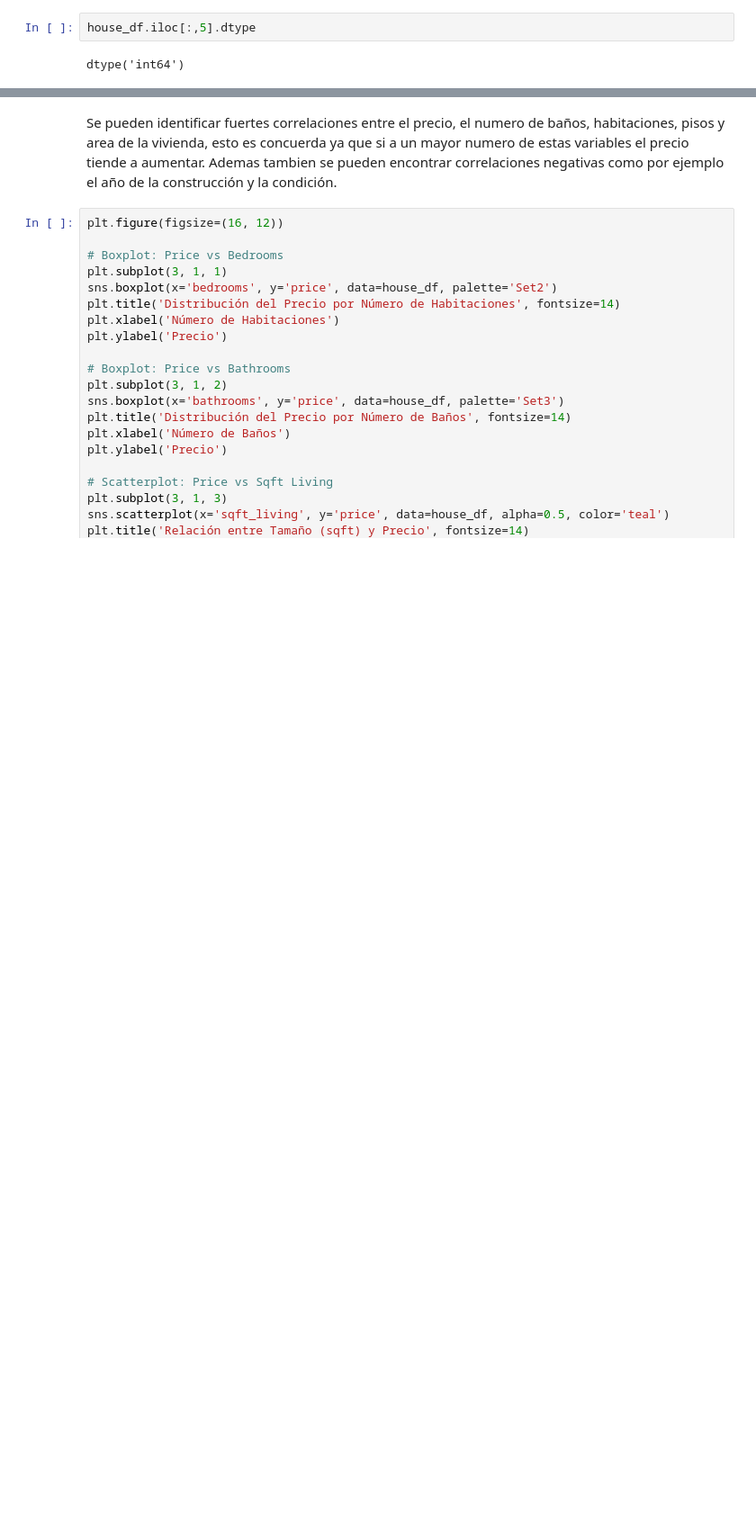
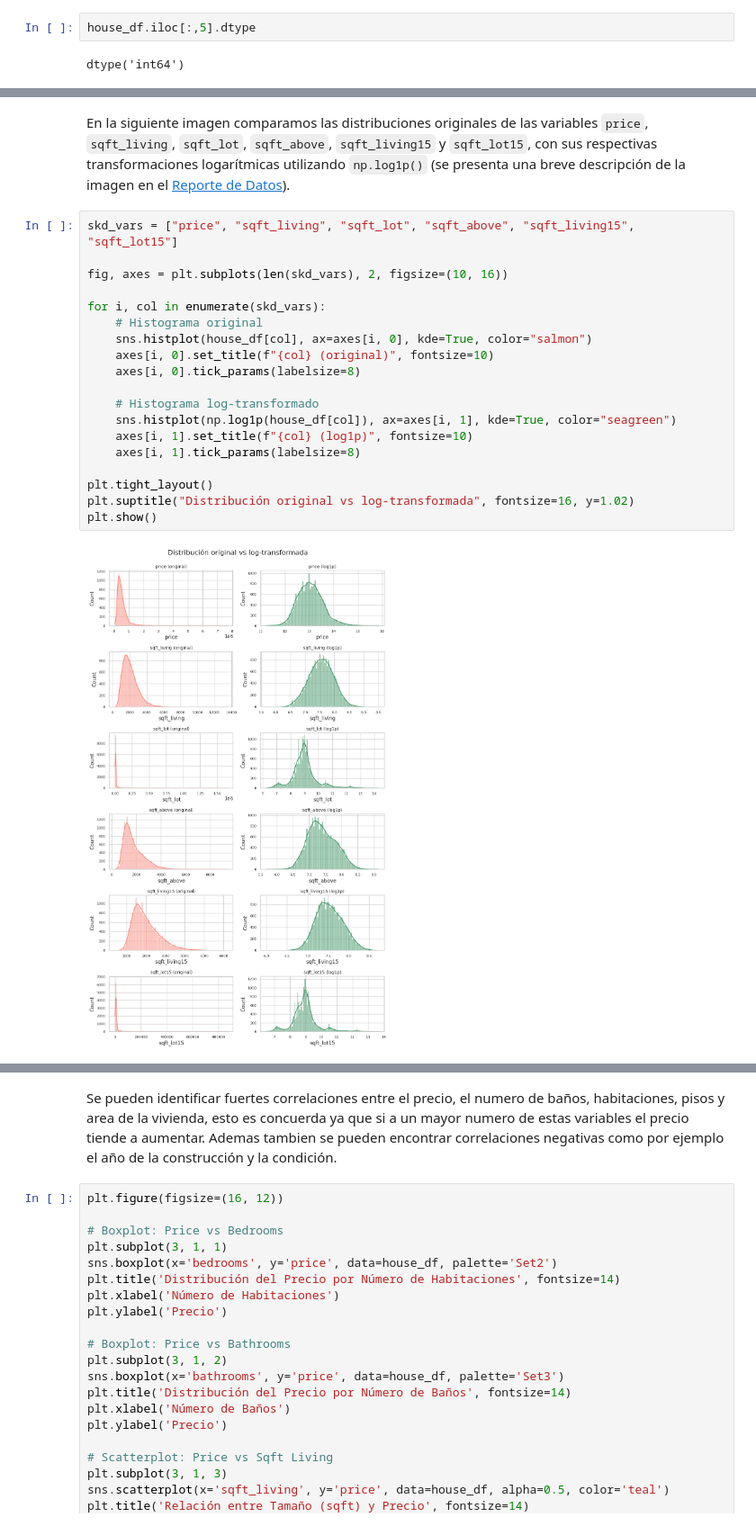
Before and after one commit to Nikolas-1/MLDS6, a Jupyter notebook: scripts/eda/EDA.ipynb, the cells around one changed output, grey strips where cells are left out. Shown at 90% size. Drawn from its saved outputs; the diff is of its cells as text; blank space fills up the shorter version.

```diff
--- a/scripts/eda/EDA.ipynb
+++ b/scripts/eda/EDA.ipynb
@@ -58,3 +86,26 @@ dtype('int64')
+# %% [markdown]
+En la siguiente imagen comparamos las distribuciones originales de las variables `price`, `sqft_living`, `sqft_lot`, `sqft_above`, `sqft_living15` y `sqft_lot15`, con sus respectivas transformaciones logarítmicas utilizando `np.log1p()` (se presenta una breve descripción de la imagen en el [Reporte de Datos](../../docs/data/data_summary.md)).
+# %%
+skd_vars = ["price", "sqft_living", "sqft_lot", "sqft_above", "sqft_living15", "sqft_lot15"]
+
+fig, axes = plt.subplots(len(skd_vars), 2, figsize=(10, 16))
+
+for i, col in enumerate(skd_vars):
+    # Histograma original
+    sns.histplot(house_df[col], ax=axes[i, 0], kde=True, color="salmon")
+    axes[i, 0].set_title(f"{col} (original)", fontsize=10)
+    axes[i, 0].tick_params(labelsize=8)
+
+    # Histograma log-transformado
+    sns.histplot(np.log1p(house_df[col]), ax=axes[i, 1], kde=True, color="seagreen")
+    axes[i, 1].set_title(f"{col} (log1p)", fontsize=10)
+    axes[i, 1].tick_params(labelsize=8)
+
+plt.tight_layout()
+plt.suptitle("Distribución original vs log-transformada", fontsize=16, y=1.02)
+plt.show()
+# %% [output]
+[figure, added]
 # %%
 house_numeric = house_df.select_dtypes(include=['int64', 'float64'])
 
```
Also changed, not shown: parts of 8 cells of this notebook, 8 other files.
